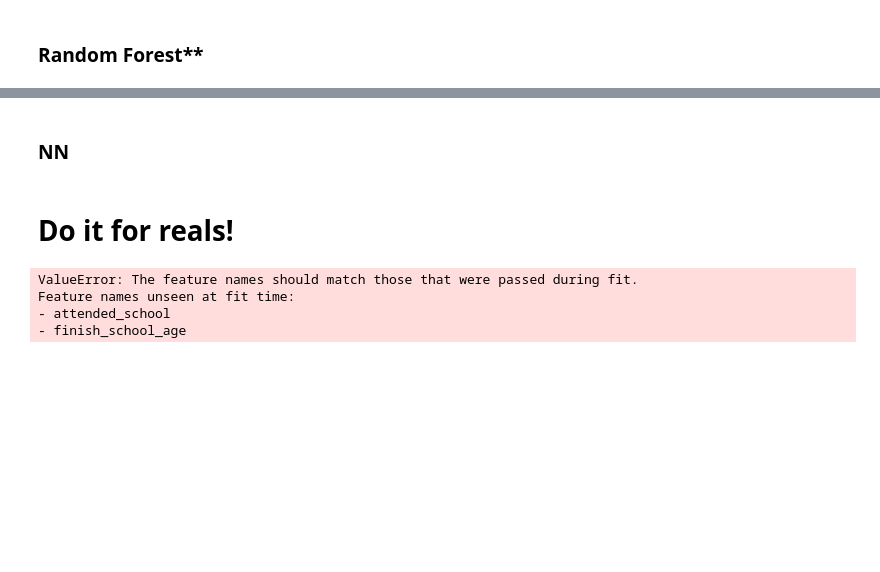
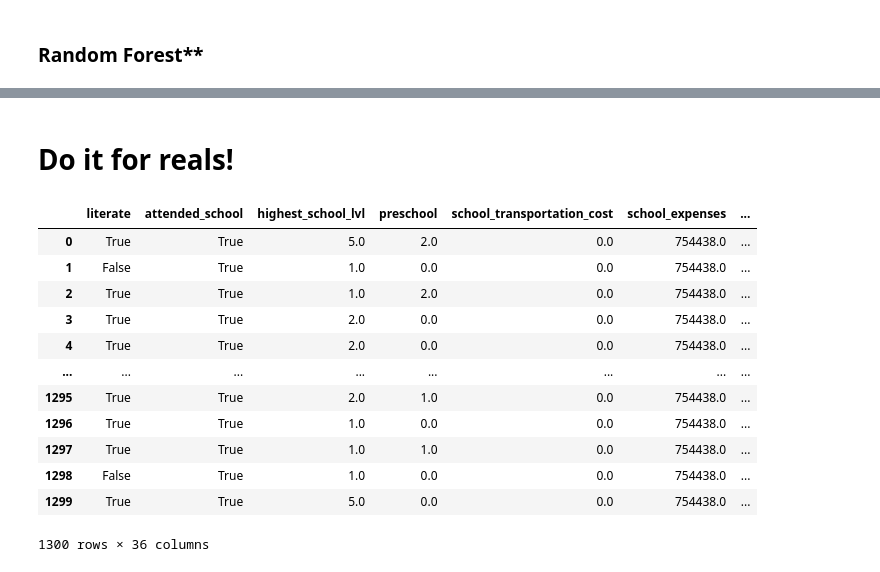
Before and after one commit to jbellogo/Classification, a Jupyter notebook: models.ipynb, the cells around one changed output, grey strips where cells are left out. Drawn from its saved outputs; the diff is of its cells as text; code cells hidden in the pictures; blank space fills up the shorter version.

```diff
--- a/models.ipynb
+++ b/models.ipynb
@@ -450,3 +450,26 @@ solution.to_csv('solution2.csv', index=False)
 # Models General case
 # %%
 X = df.drop(columns=['uid', 'poverty_score_y'])
+X_test = pd.read_csv('X_TEST.csv')
+
+# Best parameters: {'max_depth': 10, 'min_samples_split': 5, 'n_estimators': 50}
+stacking_subset = df.sample(n=1300, axis=0)
+X_stacking = stacking_subset.reset_index()
+uids_stacking = X_stacking['uid']
+uids_prediction = X_test['uid']
+X_stacking = X_stacking.drop(columns=['uid', 'poverty_score_y'])
+# %%
+reasons = ['not_attend_reason1_2',
+       'not_attend_reason1_3', 'not_attend_reason1_4', 'not_attend_reason1_5',
+       'not_attend_reason1_6', 'not_attend_reason1_7', 'not_attend_reason1_8',
+       'not_attend_reason1_9', 'not_attend_reason1_10',
+       'not_attend_reason1_11', 'not_attend_reason1_12',
+       'not_attend_reason1_13', 'not_attend_reason1_14',
+       'not_attend_reason2_2', 'not_attend_reason2_3', 'not_attend_reason2_4',
+       'not_attend_reason2_5', 'not_attend_reason2_6', 'not_attend_reason2_7',
+       'not_attend_reason2_8', 'not_attend_reason2_9', 'not_attend_reason2_10',
+       'not_attend_reason2_11', 'not_attend_reason2_12',
+       'not_attend_reason2_13', 'not_attend_reason2_14', 'school_transportation_time']
+X = X.drop(columns=reasons)
+X_test = X_test.drop(columns=reasons)
+X_stacking = X_stacking.drop(columns=reasons)
@@ -498,2 +505,0 @@ Average cross-validation accuracy: 0.13
-# %% [markdown]
-### NN
@@ -524,19 +508,28 @@ X_test = pd.read_csv('X_TEST.csv')
+# %%
+X_stacking = X_stacking.drop(columns=['index'])
+# %%
+X_stacking
+# %% [output]
+|  | literate | attended_school | highest_school_lvl | preschool | school_transportation_cost | school_expenses | ... |
+| 0 | True | True | 5.0 | 2.0 | 0.0 | 754438.0 | ... |
+| 1 | False | True | 1.0 | 0.0 | 0.0 | 754438.0 | ... |
+| 2 | True | True | 1.0 | 2.0 | 0.0 | 754438.0 | ... |
+| 3 | True | True | 2.0 | 0.0 | 0.0 | 754438.0 | ... |
+| 4 | True | True | 2.0 | 0.0 | 0.0 | 754438.0 | ... |
+| ... | ... | ... | ... | ... | ... | ... | ... |
+| 1295 | True | True | 2.0 | 1.0 | 0.0 | 754438.0 | ... |
+| 1296 | True | True | 1.0 | 0.0 | 0.0 | 754438.0 | ... |
+| 1297 | True | True | 1.0 | 1.0 | 0.0 | 754438.0 | ... |
+| 1298 | False | True | 1.0 | 0.0 | 0.0 | 754438.0 | ... |
+| 1299 | True | True | 5.0 | 0.0 | 0.0 | 754438.0 | ... |
+1300 rows × 36 columns
 # %%
 # Initialize the Random Forest model
-rf = RandomForestClassifier(n_estimators=100, max_depth=10, min_samples_split=5, random_state=42)
+rf = RandomForestClassifier(n_estimators=50, max_depth=10, min_samples_split=5, random_state=42)
 
 # Train the Random Forest model on the training data
 rf.fit(X, y)
 
 # Make predictions on the test data
+y_stacking = rf.predict_proba(X_stacking)
 y_pred = rf.predict_proba(X_test)
-
-# Evaluate the model using accuracy
-# accuracy = accuracy_score(y_test, y_pred)
-
-# print(f"Accuracy on the test set: {accuracy:.2f}")
-# %% [output]
-ValueError: The feature names should match those that were passed during fit.
-Feature names unseen at fit time:
-- attended_school
-- finish_school_age
```
Also changed, not shown: parts of 34 cells of this notebook, 4 other files.
